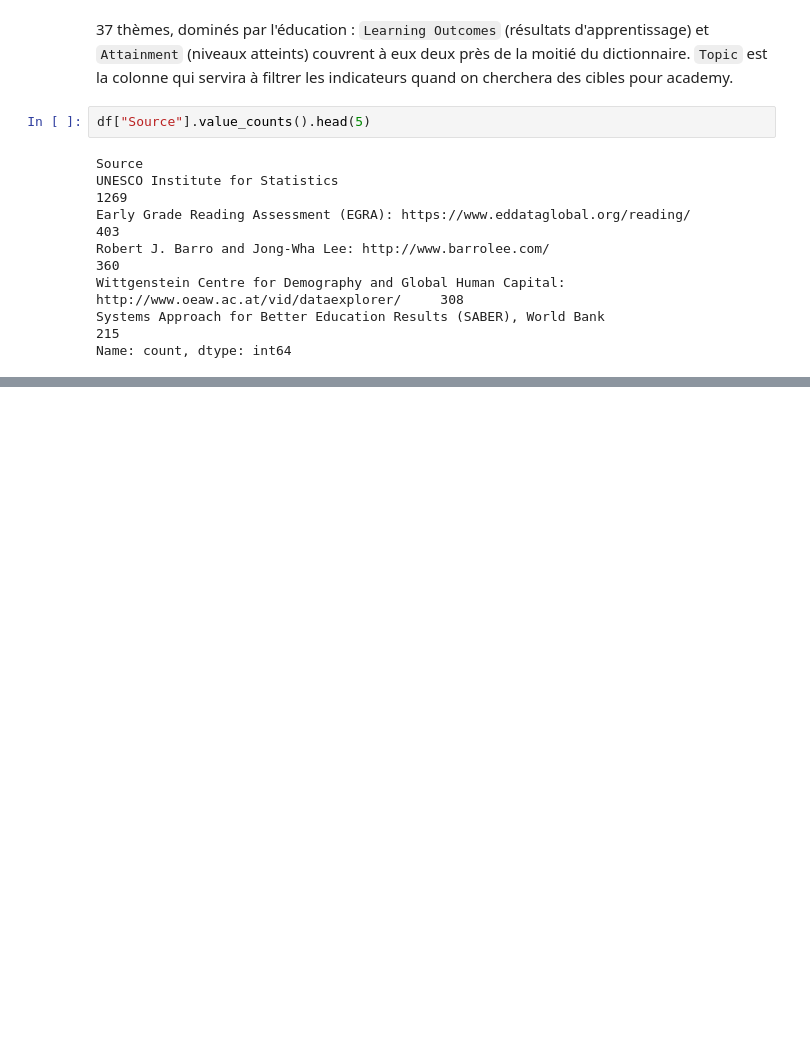
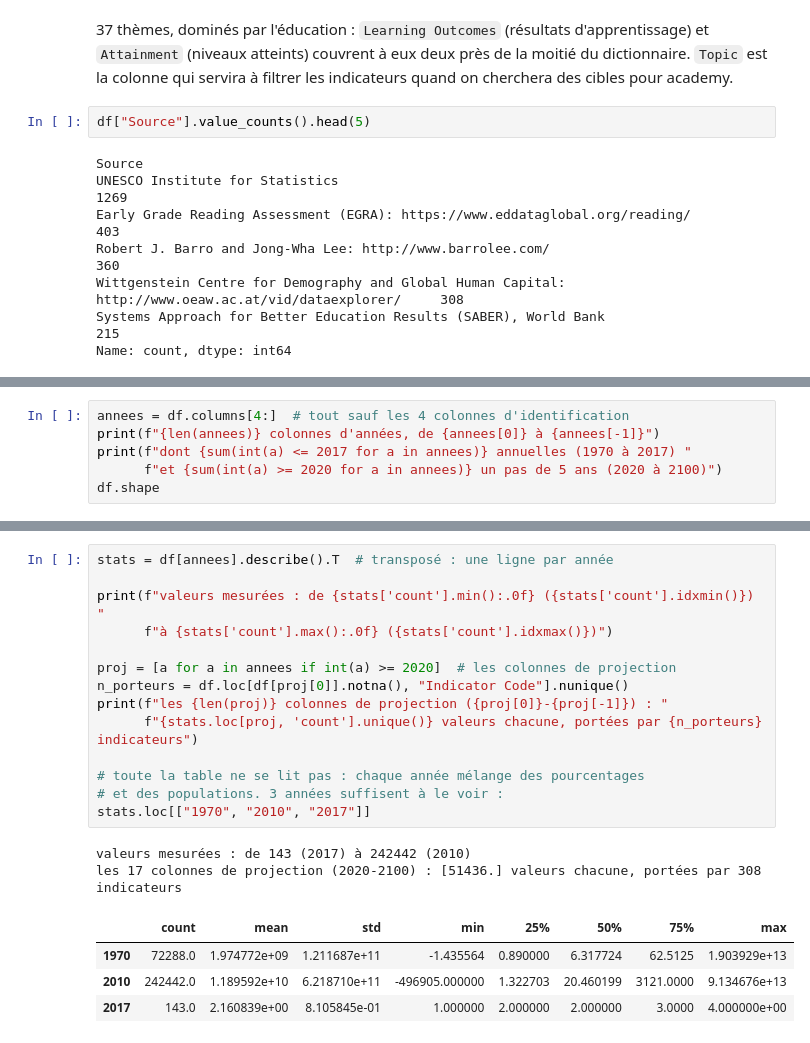
Before and after one commit to humanuoid/oc-p2-education-systems-analysis, a Jupyter notebook: notebooks/data_quality.ipynb, the cells around one changed output, grey strips where cells are left out. Cells and saved outputs as stored; diff of their text form; blank space fills up the shorter version.

```diff
--- a/notebooks/data_quality.ipynb
+++ b/notebooks/data_quality.ipynb
@@ -511,0 +539,6 @@ Prochaine section : `EdStatsData.csv`.
+# %%
+annees = df.columns[4:]  # tout sauf les 4 colonnes d'identification
+print(f"{len(annees)} colonnes d'années, de {annees[0]} à {annees[-1]}")
+print(f"dont {sum(int(a) <= 2017 for a in annees)} annuelles (1970 à 2017) "
+      f"et {sum(int(a) >= 2020 for a in annees)} un pas de 5 ans (2020 à 2100)")
+df.shape
@@ -511,0 +642,21 @@ Prochaine section : `EdStatsData.csv`.
+# %%
+stats = df[annees].describe().T  # transposé : une ligne par année
+
+print(f"valeurs mesurées : de {stats['count'].min():.0f} ({stats['count'].idxmin()}) "
+      f"à {stats['count'].max():.0f} ({stats['count'].idxmax()})")
+
+proj = [a for a in annees if int(a) >= 2020]  # les colonnes de projection
+n_porteurs = df.loc[df[proj[0]].notna(), "Indicator Code"].nunique()
+print(f"les {len(proj)} colonnes de projection ({proj[0]}-{proj[-1]}) : "
+      f"{stats.loc[proj, 'count'].unique()} valeurs chacune, portées par {n_porteurs} indicateurs")
+
+# toute la table ne se lit pas : chaque année mélange des pourcentages
+# et des populations. 3 années suffisent à le voir :
+stats.loc[["1970", "2010", "2017"]]
+# %% [output]
+valeurs mesurées : de 143 (2017) à 242442 (2010)
+les 17 colonnes de projection (2020-2100) : [51436.] valeurs chacune, portées par 308 indicateurs
+|  | count | mean | std | min | 25% | 50% | 75% | max |
+| 1970 | 72288.0 | 1.974772e+09 | 1.211687e+11 | -1.435564 | 0.890000 | 6.317724 | 62.5125 | 1.903929e+13 |
+| 2010 | 242442.0 | 1.189592e+10 | 6.218710e+11 | -496905.000000 | 1.322703 | 20.460199 | 3121.0000 | 9.134676e+13 |
+| 2017 | 143.0 | 2.160839e+00 | 8.105845e-01 | 1.000000 | 2.000000 | 2.000000 | 3.0000 | 4.000000e+00 |
```
Also changed, not shown: parts of 44 cells of this notebook.
